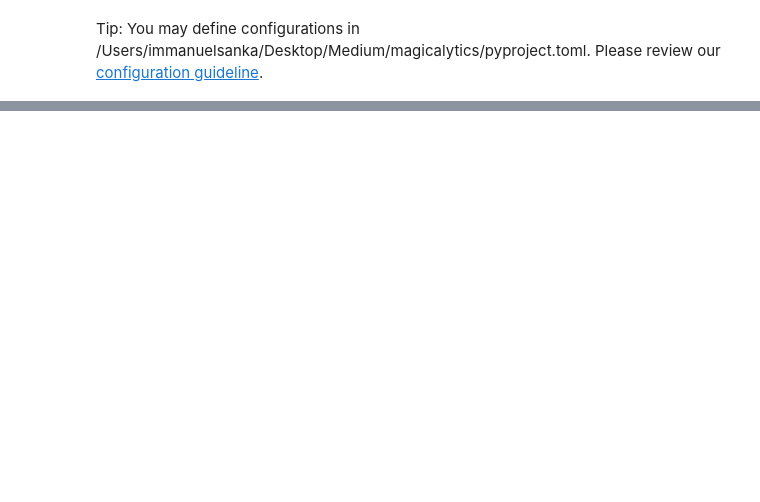
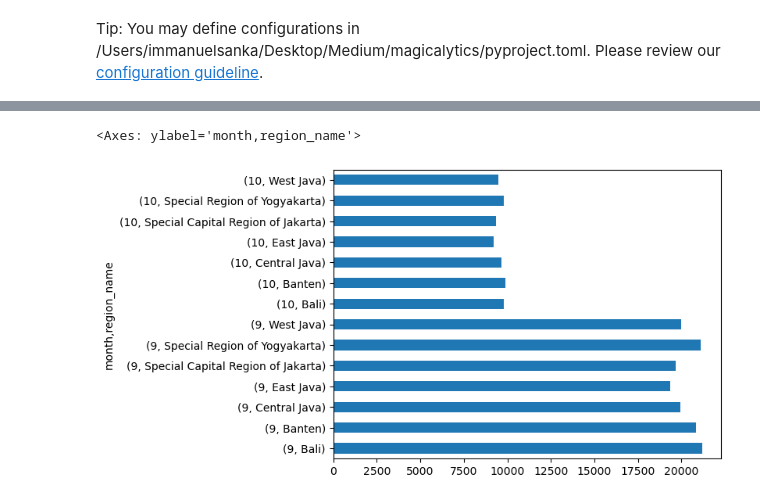
Before and after one commit to im-sanka/magicalytics, a Jupyter notebook: src/etl/wrangle.ipynb, the cells around one changed output, grey strips where cells are left out. Cells and saved outputs as stored; diff of their text form; code cells hidden in the pictures; blank space fills up the shorter version.

```diff
--- a/src/etl/wrangle.ipynb
+++ b/src/etl/wrangle.ipynb
@@ -51,0 +15,5 @@ data.shape
+# %%
+# Imputation using mode value for score column
+mode_value = data['score'].mode()[0]
+data['score'].fillna(mode_value, inplace=True)
+data.isna().sum()
@@ -85,0 +46,15 @@ Name: refresh_date, Length: 50631, dtype: object
+# %%
+# Making the datetime into the correct format
+data['refresh_date'] = pd.to_datetime(data['refresh_date'])
+data['year'] = data['refresh_date'].dt.year
+data['month'] = data['refresh_date'].dt.month
+data['day'] = data['refresh_date'].dt.day
+# %%
+# Checking the data from each region in different dates
+
+data.groupby(['month','region_name']).size().plot(kind='barh')
+
+# In general, there are more data in month 9 compared to 10
+# %% [output]
+<Axes: ylabel='month,region_name'>
+[figure, added]
```
Also changed, not shown: parts of 18 cells of this notebook.
